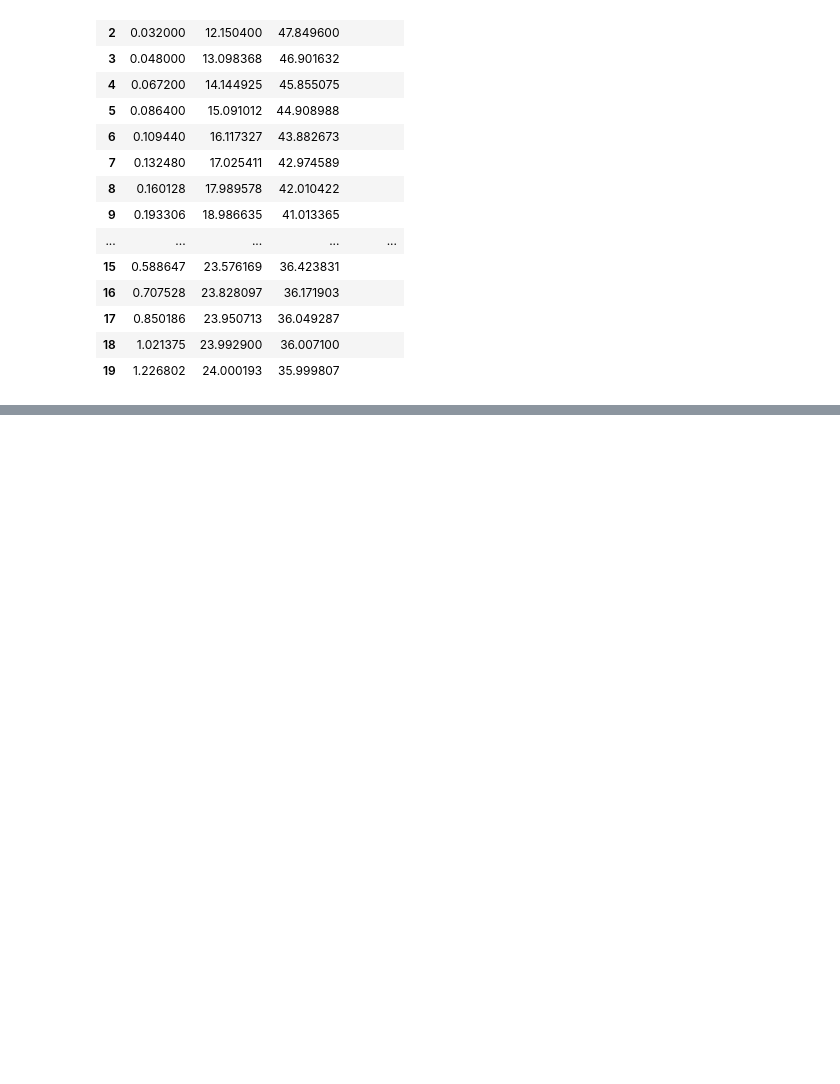
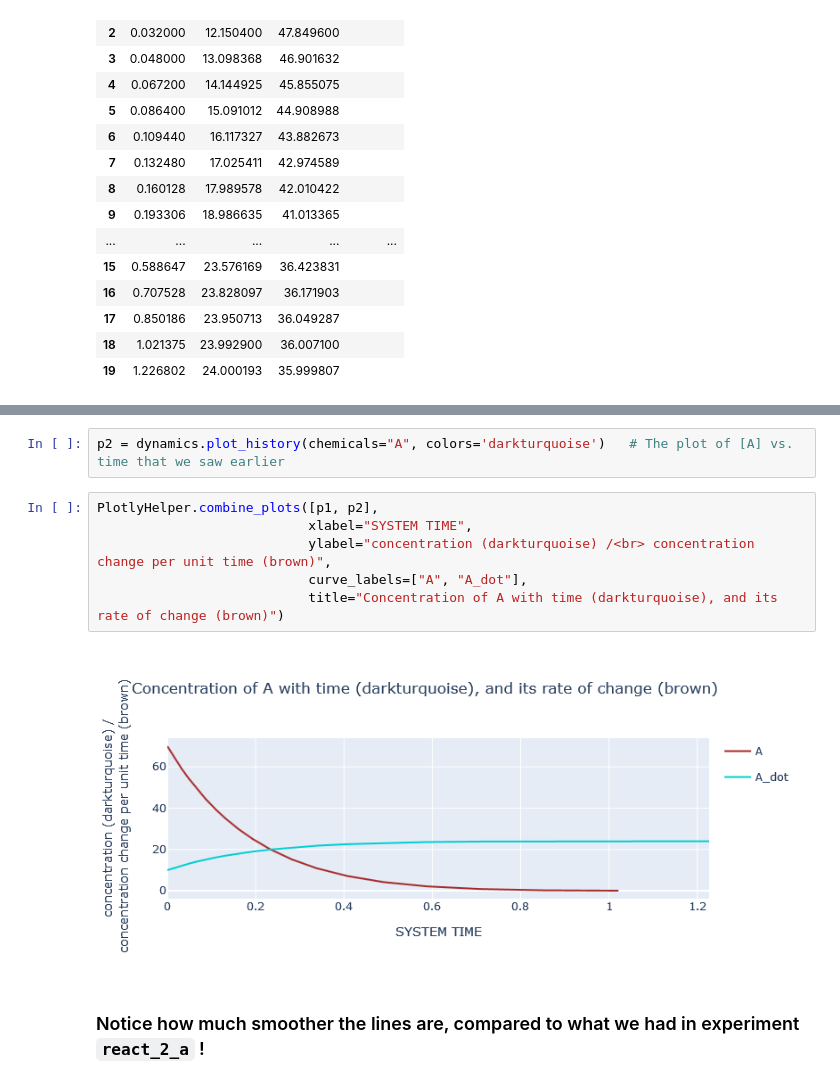
Before and after one commit to BrainAnnex/life123, a Jupyter notebook: experiments/reactions_single_compartment/react_2_b.ipynb, the cells around one changed output, grey strips where cells are left out. Drawn from its saved outputs; the diff is of its cells as text; blank space fills up the shorter version.

```diff
--- a/experiments/reactions_single_compartment/react_2_b.ipynb
+++ b/experiments/reactions_single_compartment/react_2_b.ipynb
@@ -371,0 +462,12 @@ diagnostics.get_diagnostic_decisions_data()
+# %%
+p2 = dynamics.plot_history(chemicals="A", colors='darkturquoise')   # The plot of [A] vs. time that we saw earlier
+# %%
+PlotlyHelper.combine_plots([p1, p2],
+                           xlabel="SYSTEM TIME",
+                           ylabel="concentration (darkturquoise) /<br> concentration change per unit time (brown)",
+                           curve_labels=["A", "A_dot"],
+                           title="Concentration of A with time (darkturquoise), and its rate of change (brown)")
+# %% [output]
+[figure, added]
+# %% [markdown]
+### Notice how much smoother the lines are, compared to what we had in experiment `react_2_a` !
```
Also changed, not shown: parts of 15 cells of this notebook, 13 other files.
